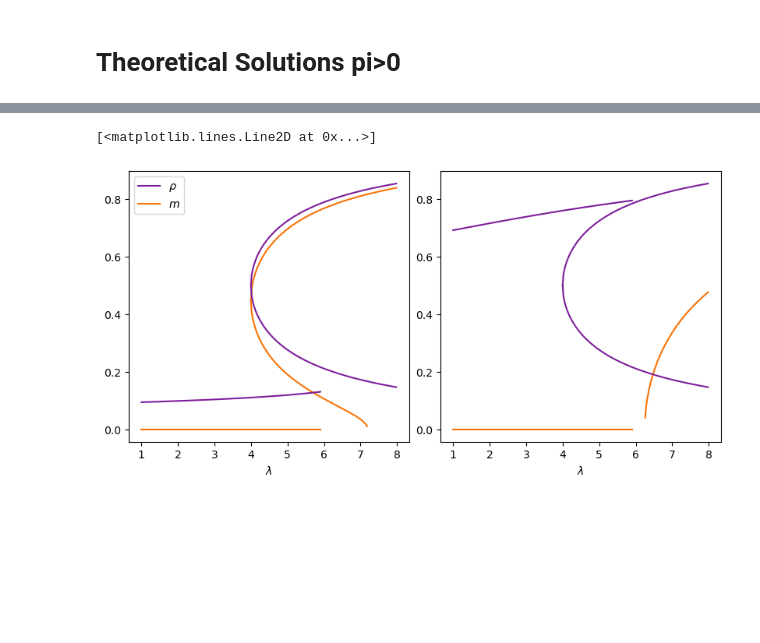
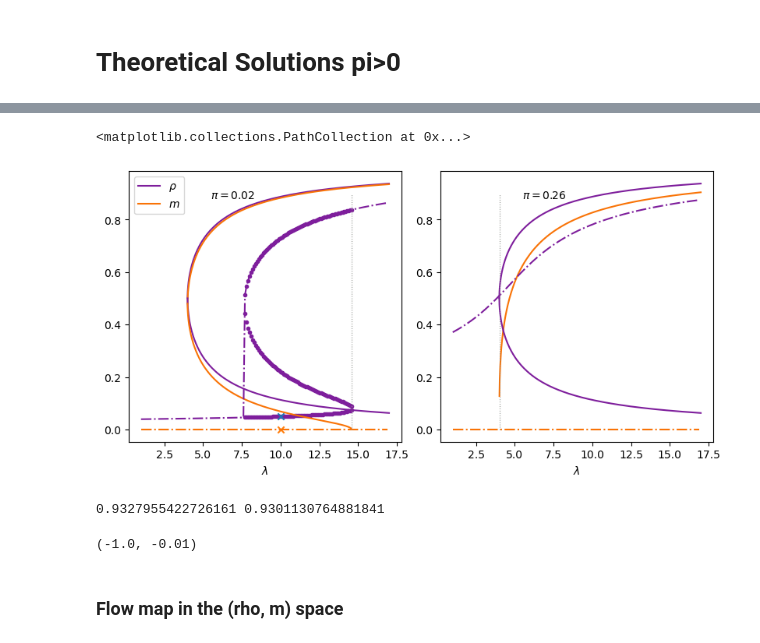
Before and after one commit to dmarchp/TFM_code, a Jupyter notebook: det_sols_f0_as_pi/non_lin_rec_two_sites.ipynb, the cells around one changed output, grey strips where cells are left out. Drawn from its saved outputs; the diff is of its cells as text; code cells hidden in the pictures; blank space fills up the shorter version.

```diff
--- a/det_sols_f0_as_pi/non_lin_rec_two_sites.ipynb
+++ b/det_sols_f0_as_pi/non_lin_rec_two_sites.ipynb
@@ -250,7 +218,7 @@ ax.axhline(f0_single_species, 0, 1, color='xkcd:dark purple', lw=0.8, ls='-.')
 # %% [markdown]
 # Pi > 0
 # %%
-r, pi = 1, 1.0
+r, pi = 1, 0.02
 # Valid lambdas for m solution given pi:
 lm = (4*pi + 1)**2/(4*pi)
 
@@ -342,15 +370,20 @@ rho_m0_pi_small = [[], []]
 rho_m0_pi_large = [[], []]
 
 r = 1
-pi = 0.05
-ls_m0 = np.arange(1,6,0.1)
+# pi small
+pi = pi_small
+# ls_m0 = np.arange(1,32,0.1)
+ls_m0 = np.arange(1,17,0.1)
 ls_m0 = np.around(ls_m0, 8)
 for l in ls_m0:
-    solsRe, solsIM = poly3_rho_m0_sols(r, l, pi)
+    if l == 6.6:
+        solsRe, solsIM = poly3_rho_m0_sols(r, 6.6, pi)
+    else:
+        solsRe, solsIM = poly3_rho_m0_sols(r, l, pi)
     real_parts = []
     for sol in solsIM:
         if abs(sol.imag) < 1e-8:
-            real_parts.append(sol)
+            real_parts.append(sol.real)
     if len(real_parts) > 1:
         print(round(l,8), pi)
         print(solsIM)
@@ -360,13 +393,14 @@ for l in ls_m0:
     rho_m0_pi_small[0].append(real_parts[0])
     rho_m0_pi_small[1].append(0.0)
 
-pi = 1.0
+# pi large
+pi = pi_large
 for l in ls_m0:
     solsRe, solsIM = poly3_rho_m0_sols(r, l, pi)
     real_parts = []
     for sol in solsIM:
         if abs(sol.imag) < 1e-8:
-            real_parts.append(sol)
+            real_parts.append(sol.real)
     if len(real_parts) > 1:
         print(l, pi)
         print(solsIM)
@@ -378,30 +430,72 @@ for l in ls_m0:
 # %%
 fig, ax = plt.subplots(1, 2, constrained_layout=True, figsize=(8,4))
 ax[0].set(xlabel='$\lambda$')
 ax[1].set(xlabel='$\lambda$')
+
+ax[0].text(0.3, 0.9, rf'$\pi = {pi_small}$', transform=ax[0].transAxes)
+ax[1].text(0.3, 0.9, rf'$\pi = {pi_large}$', transform=ax[1].transAxes)
 
 ax[0].plot(ls, rho_m_plus_pi_small[0], label=r'$\rho$', color='xkcd:purple')
 ax[0].plot(ls, rho_m_plus_pi_small[1], label=r'$m$', color='xkcd:orange')
 
 ax[0].plot(ls, rho_m_minus_pi_small[0], color='xkcd:purple')
 ax[0].plot(ls, rho_m_minus_pi_small[1], color='xkcd:orange')
 
-ax[0].plot(ls_m0, rho_m0_pi_small[0], color='xkcd:purple')
-ax[0].plot(ls_m0, rho_m0_pi_small[1], color='xkcd:orange')
+ax[0].plot(ls_m0, rho_m0_pi_small[0], ls='-.', color='xkcd:purple')
+ax[0].plot(ls_m0, rho_m0_pi_small[1], ls='-.', color='xkcd:orange')
 ax[0].legend()
 
 ax[1].plot(ls, rho_m_plus_pi_large[0], label=r'$\rho$', color='xkcd:purple')
 ax[1].plot(ls, rho_m_plus_pi_large[1], label=r'$m$', color='xkcd:orange')
 
 ax[1].plot(ls, rho_m_minus_pi_large[0], color='xkcd:purple')
 ax[1].plot(ls, rho_m_minus_pi_large[1], color='xkcd:orange')
 
-ax[1].plot(ls_m0, rho_m0_pi_large[0], color='xkcd:purple')
-ax[1].plot(ls_m0, rho_m0_pi_large[1], color='xkcd:orange')
+ax[1].plot(ls_m0, rho_m0_pi_large[0], ls='-.', color='xkcd:purple')
+ax[1].plot(ls_m0, rho_m0_pi_large[1], ls='-.', color='xkcd:orange')
+
+ax[0].vlines((4*pi_small+1)**2/(4*pi_small), 0, 0.9, ls=':', color='xkcd:gray', lw=0.8)
+ax[1].vlines((4*pi_large+1)**2/(4*pi_large), 0, 0.9, ls=':', color='xkcd:gray', lw=0.8)
+
+# special for pi = 0.05
+if pi_small == 0.05 or pi_small == 0.01 or pi_small == 0.02:
+    ls_dic = {0.05: [7.1, 7.2, 7.3, 7.4, 7.5], 0.01: np.arange(7.9, 27.1, 0.1), 0.02: np.arange(7.7, 14.7, 0.1)}
+    for l in ls_dic[pi_small]:
+        solsRe, solsIM = poly3_rho_m0_sols(r, l, pi_small)
+        for sol in solsRe:
+            if abs(solsIM.imag) < 1e-8:
+                ax[0].scatter(l, sol, color='xkcd:purple', marker='.')
 
 # ax.plot(ls, mps)
 # ax.plot(ls, mms)
 # ax.vlines((4*pi+1)**2/(4*pi), 0, 1, lw=0.8, ls='-.', color='xkcd:gray')
+
+ax[0].scatter(10.0, 0.04976555276997916, marker='x')
+ax[0].scatter(10.0, 0.0, marker='x')
+
+# fig.savefig(f'bifurcations_pi_small_{pi_small}_pi_large_{pi_large}.png')
 # %% [output]
-[<matplotlib.lines.Line2D at 0x...>]
+<matplotlib.collections.PathCollection at 0x...>
-[figure, old version]
+[figure, new version]
+# %%
+pi, r, l = 0.02, 1, 16.0
+
+# different initial conditions:
+rho_m_t0 = [0.01, 0.01] # to m0 lowest sol
+# rho_m_t0 = [0.6, 0.0] # to m0 highest sol
+
+# rho_m_t0 = [0.6, 1e-5] # to m neq 0 highest sol
+# rho_m_t0 = [0.6, 0.01] # to m neq 0 highest sol
+
+rho_m_to = [1.0, 0.01]
+
+sol = solve_ivp(ode_rho_m, [0, 2000], rho_m_t0, args=(r, l, pi))
+print(sol.y[0][-1], sol.y[1][-1])
+# %% [output]
+0.9327955422726161 0.9301130764881841
+# %%
+ode_rho_m(0, (1.0, 0.01), r, l, pi)
+# %% [output]
+(-1.0, -0.01)
+# %% [markdown]
+### Flow map in the (rho, m) space
```
Also changed, not shown: parts of 17 cells of this notebook, 15 other files.
